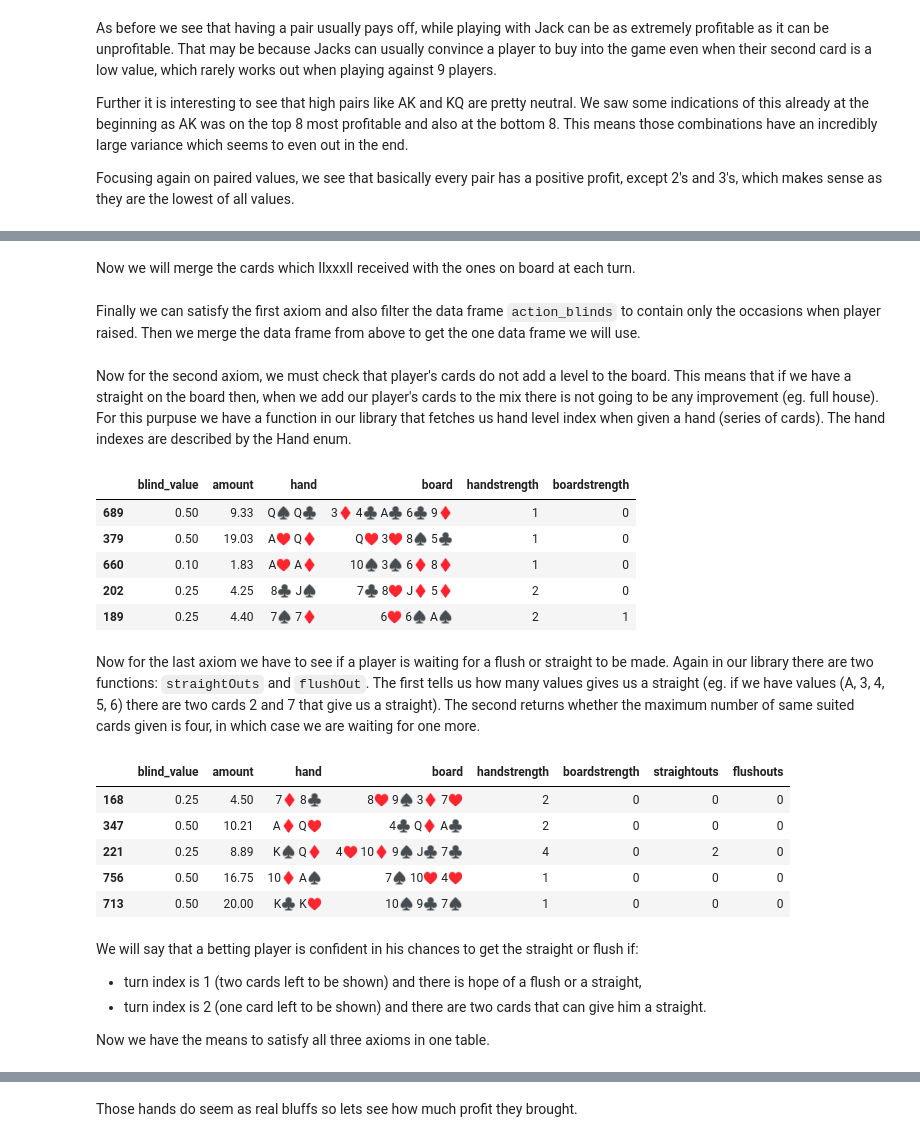
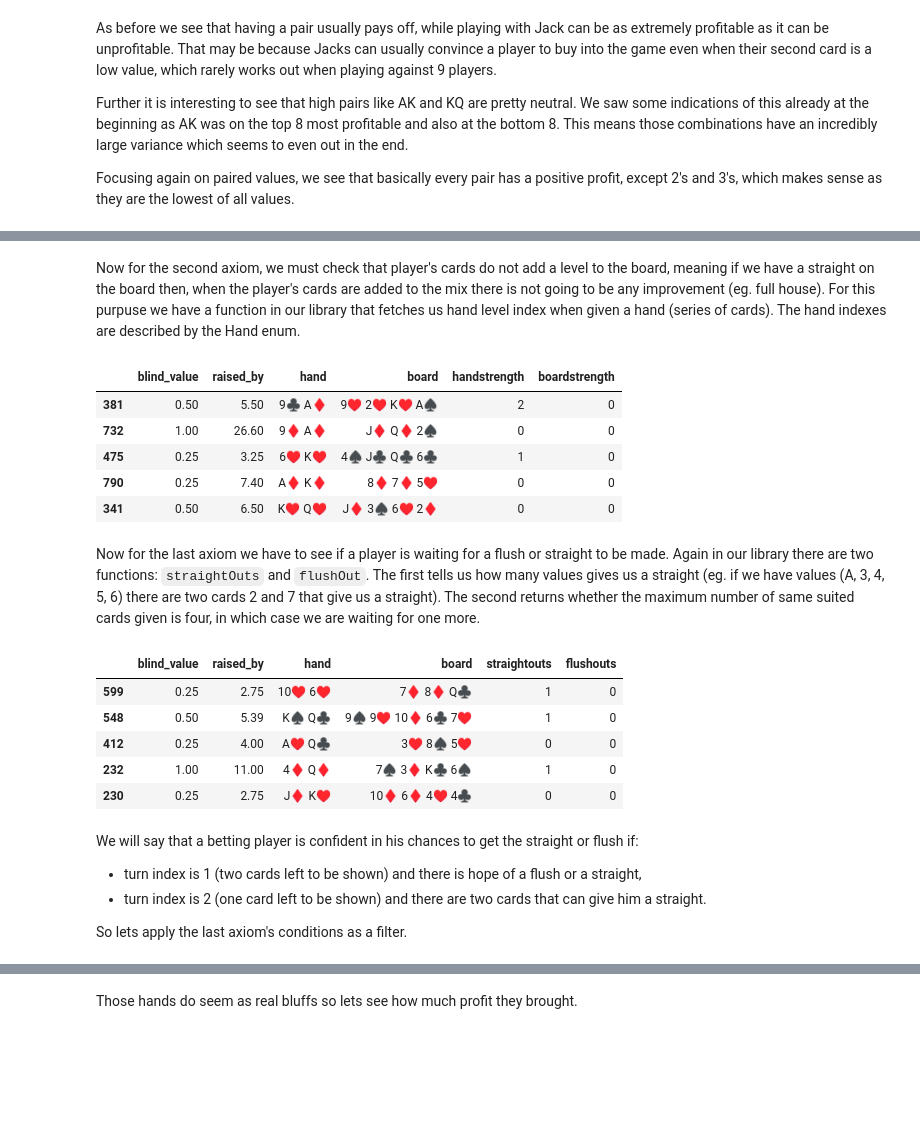
Before and after one commit to kuco23/PokerPlayerPatterns, a Jupyter notebook: notebook_en.ipynb, the cells around one changed output, grey strips where cells are left out. Drawn from its saved outputs; the diff is of its cells as text; code cells hidden in the pictures; blank space fills up the shorter version.

```diff
--- a/notebook_en.ipynb
+++ b/notebook_en.ipynb
@@ -260,8 +255,6 @@ action_blinds = blinds[
 ).rename(
     columns = dict(value = 'blind_value')
 )
-# %% [markdown]
-Now we will merge the cards which IlxxxlI received with the ones on board at each turn.
 # %%
 main_player_cards = received_cards[
     received_cards.user_id == main_user_id
@@ -272,8 +265,6 @@ main_player_cards = received_cards[
 ).merge(
     board, 'inner', 'round_id'
 )
-# %% [markdown]
-Finally we can satisfy the first axiom and also filter the data frame `action_blinds` to contain only the occasions when player raised. Then we merge the data frame from above to get the one data frame we will use.
 # %%
 bluff_data = action_blinds[
     (action_blinds.amount > 10 * action_blinds.blind_value) &
@@ -288,6 +281,6 @@ bluff_data = action_blinds[
 )
 # %% [markdown]
-Now for the second axiom, we must check that player's cards do not add a level to the board. This means that if we have a straight on the board then, when we add our player's cards to the mix there is not going to be any improvement (eg. full house). For this purpuse we have a function in our library that fetches us hand level index when given a hand (series of cards). The hand indexes are described by the Hand enum.
+Now for the second axiom, we must check that player's cards do not add a level to the board, meaning if we have a straight on the board then, when the player's cards are added to the mix there is not going to be any improvement (eg. full house). For this purpuse we have a function in our library that fetches us hand level index when given a hand (series of cards). The hand indexes are described by the Hand enum.
 # %%
 full_board = bluff_data.hand + ' ' + bluff_data.board
 
@@ -296,39 +289,53 @@ strengths = bluff_data.assign(
     boardstrength = list(map(getHand, bluff_data.board)),
 )
 strengths[[
-    'blind_value', 'amount', 'hand',
+    'blind_value', 'raised_by', 'hand',
     'board', 'handstrength', 'boardstrength'
 ]].sample(5)
 # %% [output]
-|  | blind_value | amount | hand | board | handstrength | boardstrength |
-| 689 | 0.50 | 9.33 | Q♠ Q♣ | 3♦ 4♣ A♣ 6♣ 9♦ | 1 | 0 |
-| 379 | 0.50 | 19.03 | A♥ Q♦ | Q♥ 3♥ 8♠ 5♣ | 1 | 0 |
-| 660 | 0.10 | 1.83 | A♥ A♦ | 10♠ 3♠ 6♦ 8♦ | 1 | 0 |
-| 202 | 0.25 | 4.25 | 8♣ J♠ | 7♣ 8♥ J♦ 5♦ | 2 | 0 |
-| 189 | 0.25 | 4.40 | 7♠ 7♦ | 6♥ 6♠ A♠ | 2 | 1 |
+|  | blind_value | raised_by | hand | board | handstrength | boardstrength |
+| 381 | 0.50 | 5.50 | 9♣ A♦ | 9♥ 2♥ K♥ A♠ | 2 | 0 |
+| 732 | 1.00 | 26.60 | 9♦ A♦ | J♦ Q♦ 2♠ | 0 | 0 |
+| 475 | 0.25 | 3.25 | 6♥ K♥ | 4♠ J♣ Q♣ 6♣ | 1 | 0 |
+| 790 | 0.25 | 7.40 | A♦ K♦ | 8♦ 7♦ 5♥ | 0 | 0 |
+| 341 | 0.50 | 6.50 | K♥ Q♥ | J♦ 3♠ 6♥ 2♦ | 0 | 0 |
+# %%
+strengths = strengths[
+    strengths.handstrength == strengths.boardstrength
+].drop(
+    columns = ['handstrength', 'boardstrength']
+)
 # %% [markdown]
 Now for the last axiom we have to see if a player is waiting for a flush or straight to be made. Again in our library there are two functions: `straightOuts` and `flushOut`. The first tells us how many values gives us a straight (eg. if we have values (A, 3, 4, 5, 6) there are two cards 2 and 7 that give us a straight). The second returns whether the maximum number of same suited cards given is four, in which case we are waiting for one more.
 # %%
+full_board = strengths.board + ' ' + strengths.hand
+
 strengths = strengths.assign(
-    straightouts = list(map(straightOuts, full_board)),
-    flushouts = list(map(flushOut, full_board))
+    straightouts = list(
+        pd.Series(list(map(straightOuts, full_board))) -
+        pd.Series(list(map(straightOuts, strengths.board)))
+    ),
+    flushouts = list(
+        pd.Series(list(map(flushOut, full_board))) -
+        pd.Series(list(map(flushOut, strengths.board)))
+    )
 )
+
 strengths[[
-    'blind_value', 'amount', 'hand',
-    'board', 'handstrength', 'boardstrength',
-    'straightouts', 'flushouts'
+    'blind_value', 'raised_by', 'hand',
+    'board', 'straightouts', 'flushouts'
 ]].sample(5)
 # %% [output]
-|  | blind_value | amount | hand | board | handstrength | boardstrength | straightouts | flushouts |
-| 168 | 0.25 | 4.50 | 7♦ 8♣ | 8♥ 9♠ 3♦ 7♥ | 2 | 0 | 0 | 0 |
-| 347 | 0.50 | 10.21 | A♦ Q♥ | 4♣ Q♦ A♣ | 2 | 0 | 0 | 0 |
-| 221 | 0.25 | 8.89 | K♠ Q♦ | 4♥ 10♦ 9♠ J♣ 7♣ | 4 | 0 | 2 | 0 |
-| 756 | 0.50 | 16.75 | 10♦ A♠ | 7♠ 10♥ 4♥ | 1 | 0 | 0 | 0 |
-| 713 | 0.50 | 20.00 | K♣ K♥ | 10♠ 9♣ 7♠ | 1 | 0 | 0 | 0 |
+|  | blind_value | raised_by | hand | board | straightouts | flushouts |
+| 599 | 0.25 | 2.75 | 10♥ 6♥ | 7♦ 8♦ Q♣ | 1 | 0 |
+| 548 | 0.50 | 5.39 | K♠ Q♣ | 9♠ 9♥ 10♦ 6♣ 7♥ | 1 | 0 |
+| 412 | 0.25 | 4.00 | A♥ Q♣ | 3♥ 8♠ 5♥ | 0 | 0 |
+| 232 | 1.00 | 11.00 | 4♦ Q♦ | 7♠ 3♦ K♣ 6♠ | 1 | 0 |
+| 230 | 0.25 | 2.75 | J♦ K♥ | 10♦ 6♦ 4♥ 4♣ | 0 | 0 |
 # %% [markdown]
 We will say that a betting player is confident in his chances to get the straight or flush if:
 - turn index is 1 (two cards left to be shown) and there is hope of a flush or a straight,
 - turn index is 2 (one card left to be shown) and there are two cards that can give him a straight.
 
-Now we have the means to satisfy all three axioms in one table.
+So lets apply the last axiom's conditions as a filter.
 # %%
```
Also changed, not shown: parts of 12 cells of this notebook, 3 other files.
